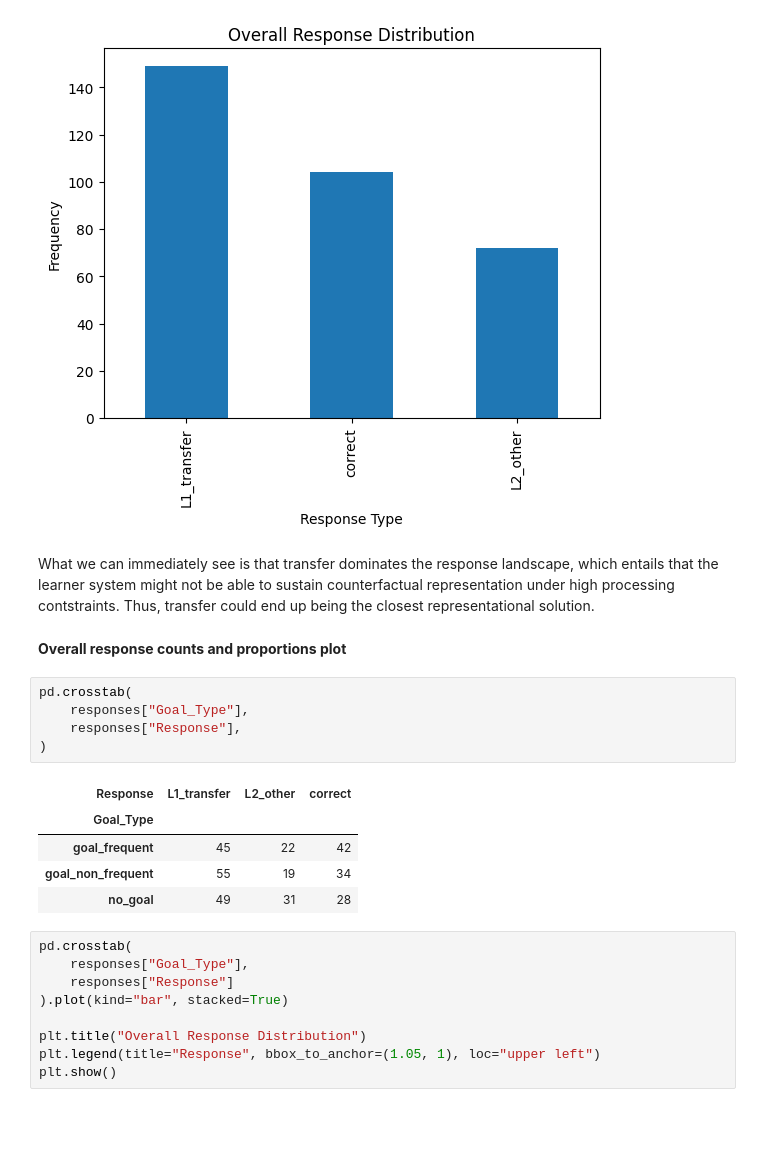
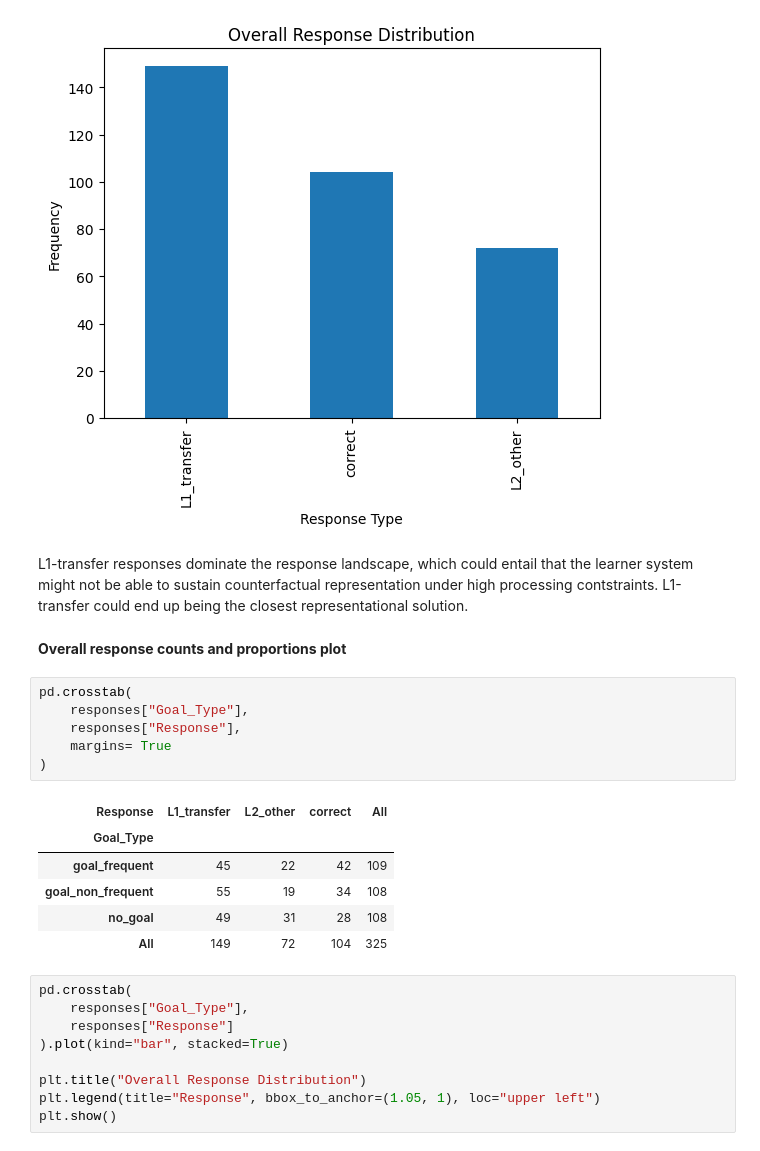
Before and after one commit to RoSoMu/counterfactual-desiderative-processing, a Jupyter notebook: notebooks/eda/03_visual_exploration.ipynb, the cells around one changed output. Cells and saved outputs as stored; diff of their text form; blank space fills up the shorter version.

```diff
--- a/notebooks/eda/03_visual_exploration.ipynb
+++ b/notebooks/eda/03_visual_exploration.ipynb
@@ -42,20 +42,22 @@ plt.show()
 # %% [output]
 [figure]
 # %% [markdown]
-What we can immediately see is that transfer dominates the response landscape, which entails that the learner system might not be able to sustain counterfactual representation under high processing contstraints. Thus, transfer could end up being the closest representational solution.
+L1-transfer responses dominate the response landscape, which could entail that the learner system might not be able to sustain counterfactual representation under high processing contstraints. L1-transfer could end up being the closest representational solution.
 # %% [markdown]
 **Overall response counts and proportions plot**
 # %%
 pd.crosstab(
     responses["Goal_Type"],
     responses["Response"],
+    margins= True
 )
 # %% [output]
-| Response | L1_transfer | L2_other | correct |
-| Goal_Type |  |  |  |
-| goal_frequent | 45 | 22 | 42 |
-| goal_non_frequent | 55 | 19 | 34 |
-| no_goal | 49 | 31 | 28 |
+| Response | L1_transfer | L2_other | correct | All |
+| Goal_Type |  |  |  |  |
+| goal_frequent | 45 | 22 | 42 | 109 |
+| goal_non_frequent | 55 | 19 | 34 | 108 |
+| no_goal | 49 | 31 | 28 | 108 |
+| All | 149 | 72 | 104 | 325 |
 # %%
 pd.crosstab(
     responses["Goal_Type"],
```
Also changed, not shown: parts of 10 cells of this notebook.
